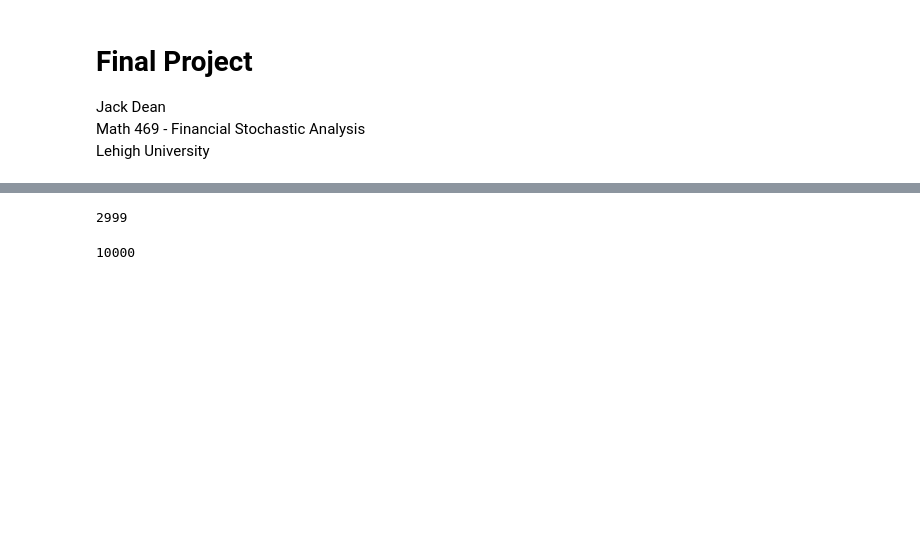
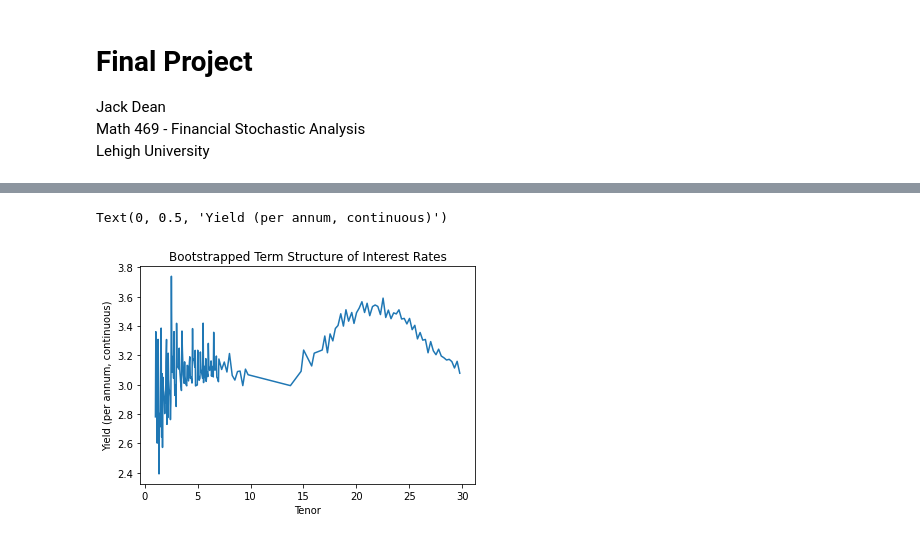
Before and after one commit to jdean53/GeneralWork, a Jupyter notebook: StoCal2/final_project.ipynb, the cells around one changed output, grey strips where cells are left out. Saved outputs shown, nothing was run; the diff lists cells and outputs as text; code cells hidden in the pictures; blank space fills up the shorter version.

```diff
--- a/StoCal2/final_project.ipynb
+++ b/StoCal2/final_project.ipynb
@@ -164,4 +74,0 @@ a = -m
-# %%
-len(dwt[1])
-# %% [output]
-2999
@@ -170,4 +74,0 @@ wt_df = pd.DataFrame(w_t, columns=[i/100 for i in range(3000)])
-# %%
-M
-# %% [output]
-10000
@@ -176,0 +75,11 @@ M
+# %%
+'''
+plot bootstrapped yield curve
+'''
+plt.plot(rates[1:] * 100)
+plt.title('Bootstrapped Term Structure of Interest Rates')
+plt.xlabel('Tenor')
+plt.ylabel('Yield (per annum, continuous)')
+# %% [output]
+Text(0, 0.5, 'Yield (per annum, continuous)')
+[figure, added]
```
Also changed, not shown: parts of 39 cells of this notebook, 1 other file.
